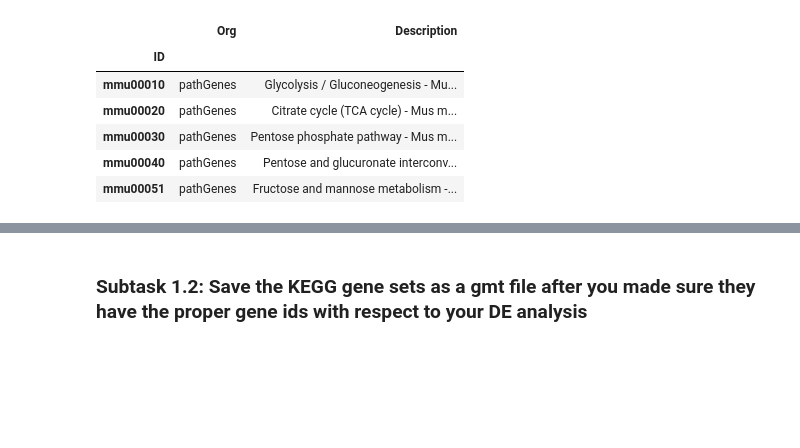
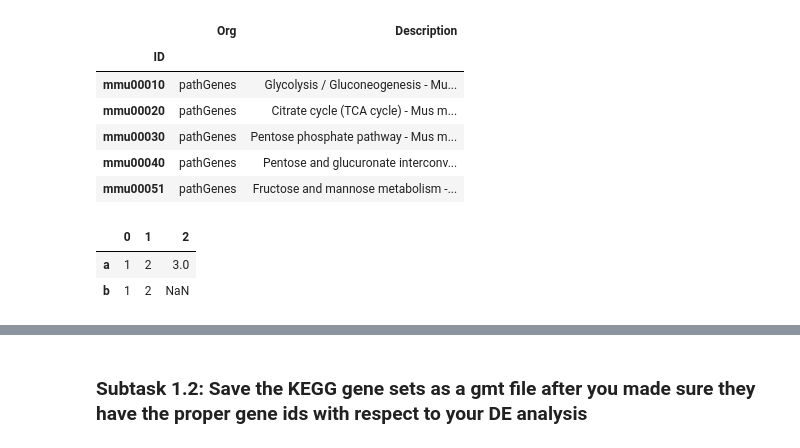
Before and after one commit to TrisKast/DataScience-Bioinformatics, a Jupyter notebook: notebooks/Day67_Pathways.ipynb, the cells around one changed output, grey strips where cells are left out. Saved outputs shown, nothing was run; the diff lists cells and outputs as text; code cells hidden in the pictures; blank space fills up the shorter version.

Commit message:
read kegg

```diff
--- a/notebooks/Day67_Pathways.ipynb
+++ b/notebooks/Day67_Pathways.ipynb
@@ -62,10 +61,15 @@ df.head()
 # %%
 # get genes of its corresponding pathway
 
-def getGenes(entry):
+def getGenes(pathway,entry):
+    # get genes
     if 'GENE' in entry:
+        # split gene entry
         en = entry.replace("COMPOUND", "GENE").split("GENE")[1].split("\n")
-        return [e.split(';')[0].split()[-1:] for e in en]
+        # extract genes
+        t = [e.split(';', 1)[0].split()[-1:] for e in en]
+        # return all genes as single list
+        return [elem for g in t for elem in g]
 
 
-gene_set = [getGenes(kegg_get(pathway).read()) for pathway in df.index]
+gene_set = [{pathway:getGenes(pathway, kegg_get(pathway).read())} for pathway in df.index]
@@ -73,0 +76,15 @@ gene_df = pandas.DataFrame(gene_set, columns=['Genes'])
+# %%
+# test output
+a = pandas.DataFrame(['mmu00010', gene_set[0].get('mmu00010')], columns=['ID'])
+a = a.T
+a.columns=['ID','1']
+df.join(a.set_index('ID'))
+
+
+# dataframe from dict with unequal row length
+A={'a':[1,2,3], 'b':[1,2]}
+pandas.DataFrame.from_dict(A, orient='index')
+# %% [output]
+|  | 0 | 1 | 2 |
+| a | 1 | 2 | 3.0 |
+| b | 1 | 2 | NaN |
```
Also changed, not shown: parts of 4 cells of this notebook.
